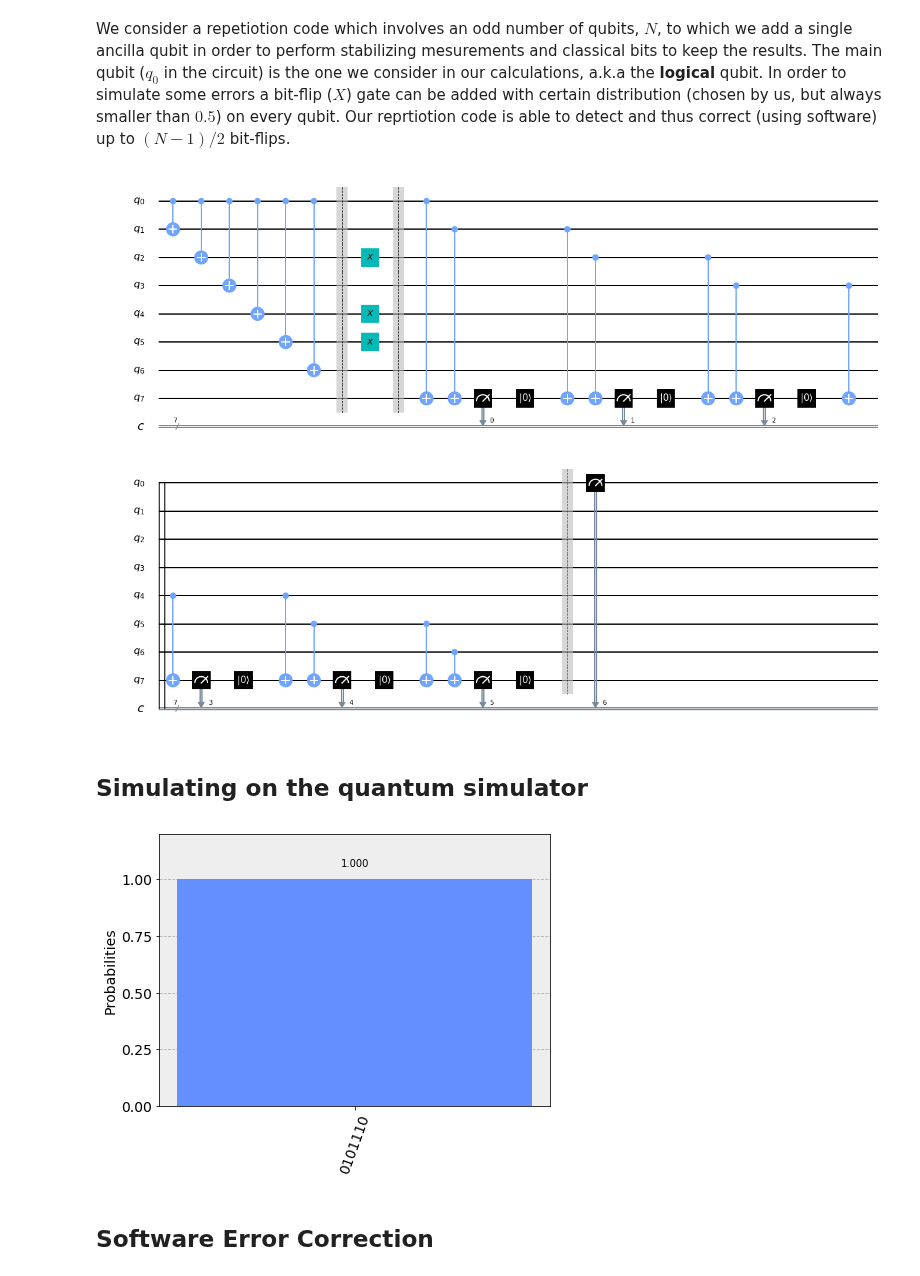
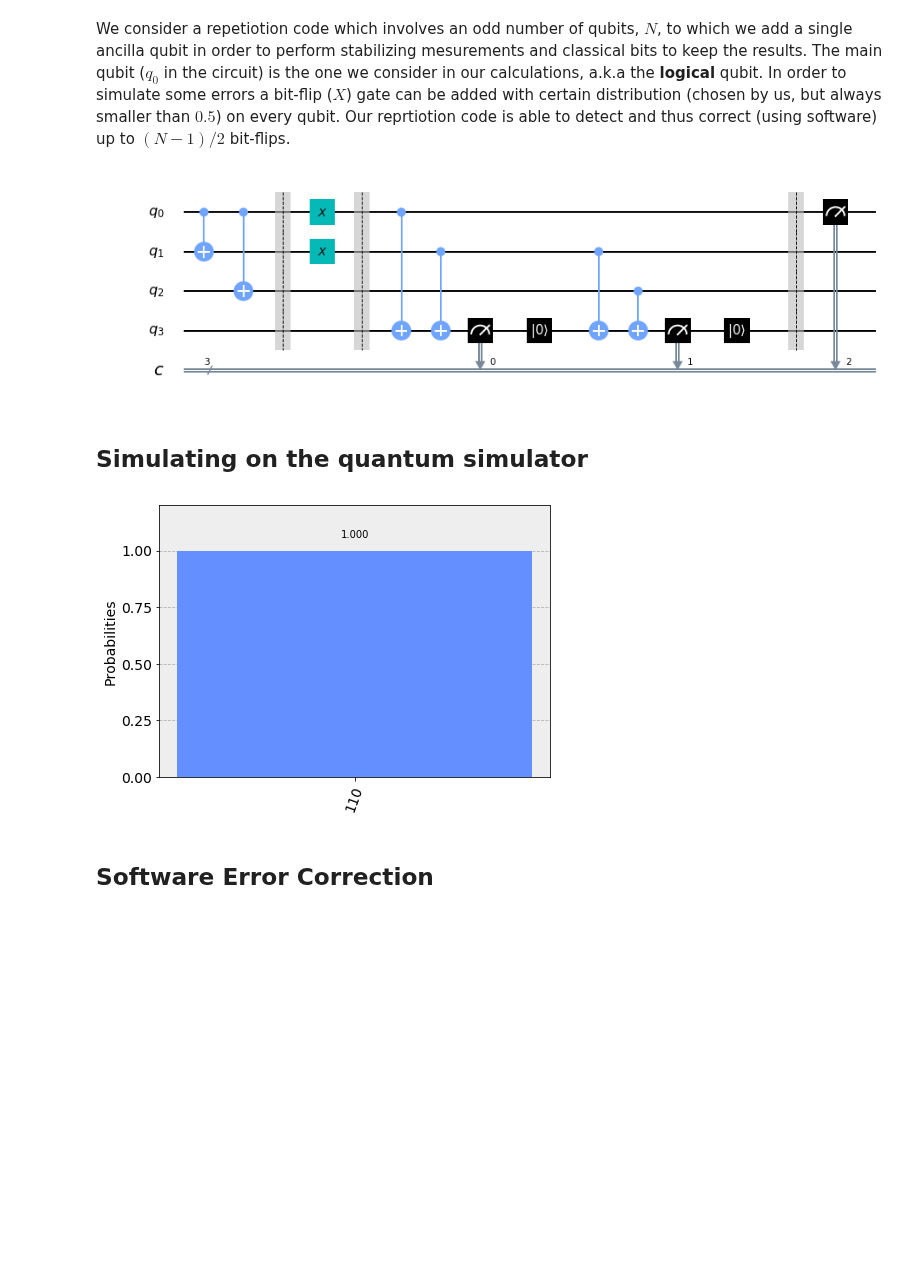
Before and after one commit to bguttel/Quantum-Computing--UGA, a Jupyter notebook: RepetitionCode_Barkay.ipynb, the cells around one changed output. Saved outputs shown, nothing was run; the diff lists cells and outputs as text; code cells hidden in the pictures; blank space fills up the shorter version.

```diff
--- a/RepetitionCode_Barkay.ipynb
+++ b/RepetitionCode_Barkay.ipynb
@@ -32,40 +32,40 @@ The main qubit ($q_0$ in the circuit) is the one we consider in our calculations
 In order to simulate some errors a bit-flip ($X$) gate can be added with certain distribution (chosen by us, but always smaller than $0.5$) on every qubit.
 Our reprtiotion code is able to detect and thus correct (using software) up to $(N-1)/2$ bit-flips.
 # %%
-num_qubits = 7
+num_qubits = 3
 num_clbits = num_qubits
 ancilla_qubit = num_qubits #ancilla qubit number
 
 #Here we define the quantum circuits with physical qubits, 1 syndrome qubit and cllasical qubits.
 circ = QuantumCircuit(num_qubits+1 , num_clbits)
 
 #Repetition Code
 for i in range (1,num_qubits):
     circ.cx(0, i)
 circ.barrier()
 
 #Induced Error
 for i in range(num_qubits-1):
     if random.choice(range(2))==0:
         circ.x(i)
 
 
 circ.barrier()
 
 #Bit-Flip Stabilizers
 for i in range(num_qubits-1):
     ZZ(circ, i, i+1, ancilla_qubit, i)
     circ.reset(ancilla_qubit)
 circ.barrier()
 
 #Error Correction
 
 #Main Qubit Measurement on the last Classical bit
 circ.measure(0,num_clbits-1)
 
 circ.draw(output="mpl")
 # %% [output]
-[figure, old version]
+[figure, new version]
 # %% [markdown]
 ## Simulating on the quantum simulator
 # %%
@@ -83,6 +83,6 @@ counts  = result.get_counts(circ)
 
 visualization.plot_histogram(counts)
 # %% [output]
-[figure, old version]
+[figure, new version]
 # %% [markdown]
 ## Software Error Correction
```
Also changed, not shown: parts of 5 cells of this notebook.
